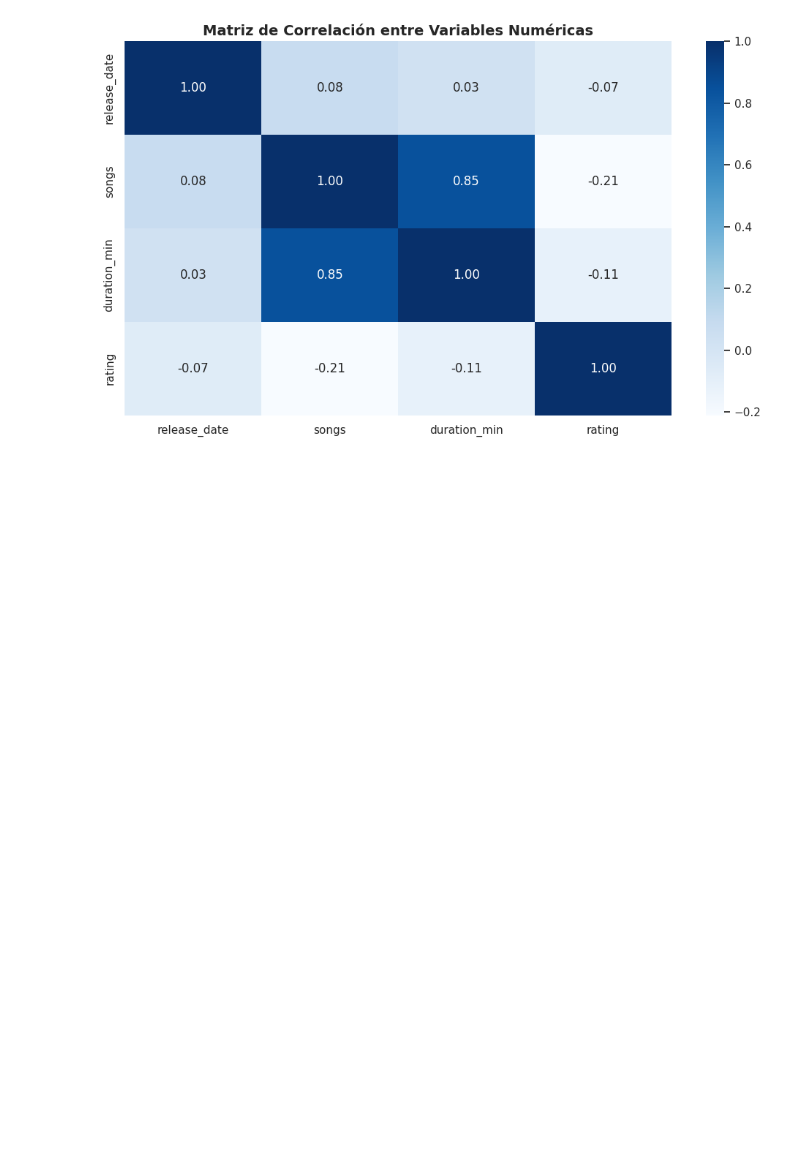
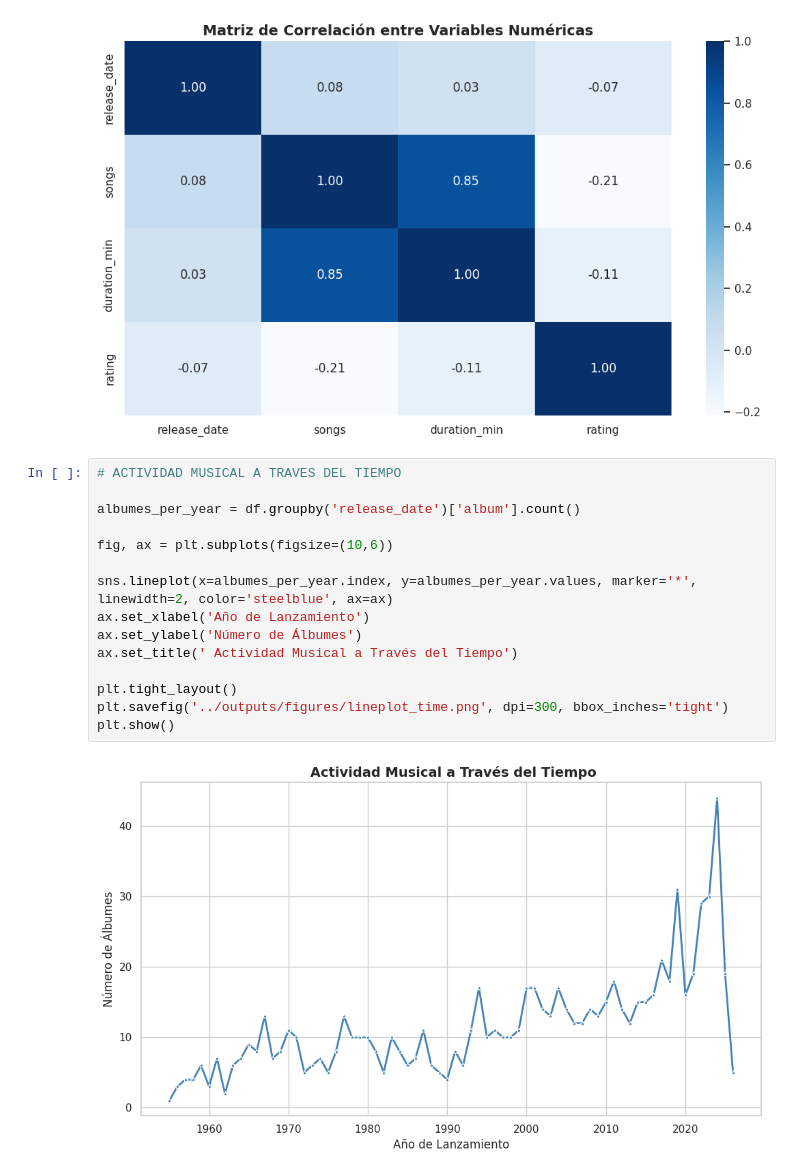
Before and after one commit to BCrown7/music-data-analysis, a Jupyter notebook: notebooks/eda_analysis.ipynb, the cells around one changed output. Cells and saved outputs as stored; diff of their text form; blank space fills up the shorter version.

Commit message:
feat: grafico tipo lineplot en notebook EDA para verificacon de actividad musical a traves del tiempo

```diff
--- a/notebooks/eda_analysis.ipynb
+++ b/notebooks/eda_analysis.ipynb
@@ -176,3 +174,20 @@ plt.savefig('../outputs/figures/corr_matrix.png', dpi=300, bbox_inches='tight')
 plt.show()
 # %% [output]
 [figure]
+# %%
+# ACTIVIDAD MUSICAL A TRAVES DEL TIEMPO
+
+albumes_per_year = df.groupby('release_date')['album'].count()
+
+fig, ax = plt.subplots(figsize=(10,6))
+
+sns.lineplot(x=albumes_per_year.index, y=albumes_per_year.values, marker='*', linewidth=2, color='steelblue', ax=ax)
+ax.set_xlabel('Año de Lanzamiento')
+ax.set_ylabel('Número de Álbumes')
+ax.set_title(' Actividad Musical a Través del Tiempo')
+
+plt.tight_layout()
+plt.savefig('../outputs/figures/lineplot_time.png', dpi=300, bbox_inches='tight')
+plt.show()
+# %% [output]
+[figure, added]
```
Also changed, not shown: parts of 2 cells of this notebook.
